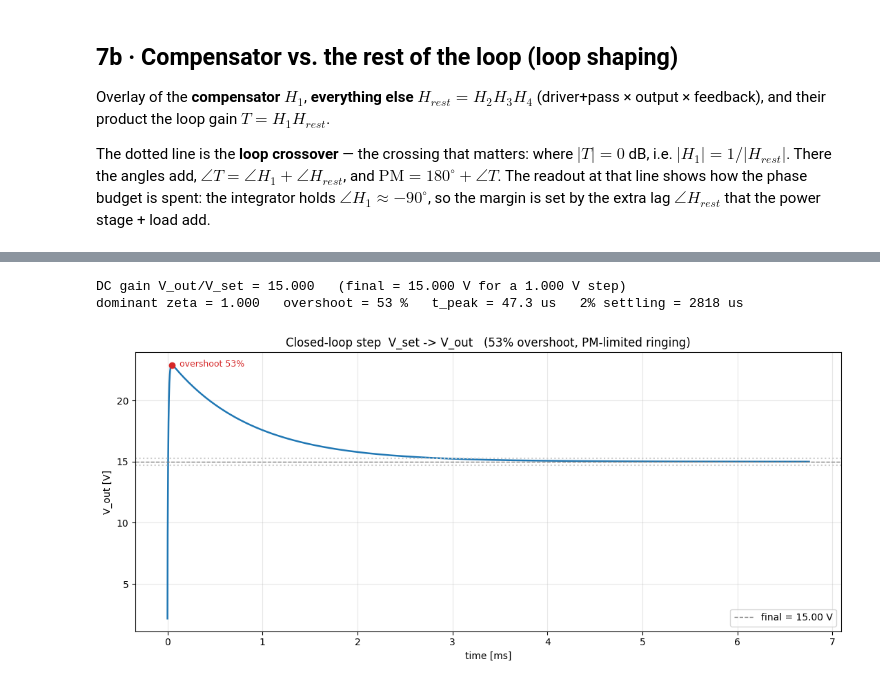
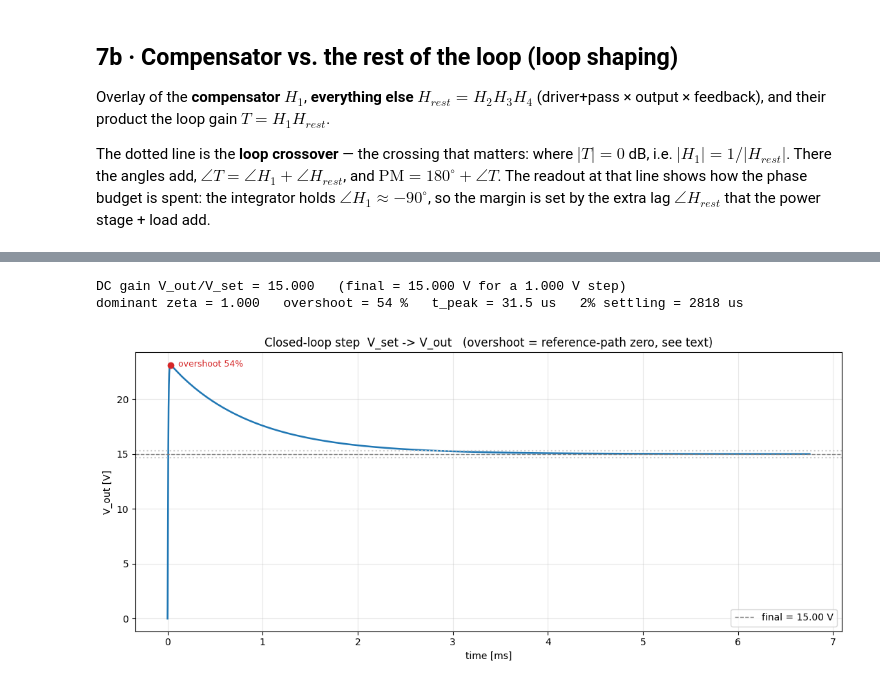
Before and after one commit to janni0609/2-Channel-PreReg-Powersupply, a Jupyter notebook: Calc/Stability/stepbystep/V_loop_transfer_functions.ipynb, the cells around one changed output, grey strips where cells are left out. Drawn from its saved outputs; the diff is of its cells as text; code cells hidden in the pictures.

```diff
--- a/Calc/Stability/stepbystep/V_loop_transfer_functions.ipynb
+++ b/Calc/Stability/stepbystep/V_loop_transfer_functions.ipynb
@@ -104,7 +105,9 @@ Z_branch = R2 + 1.0/(s*C1)          # R2 in series with C1
 Y_f      = 1.0/Z_branch + s*C3      # add C3 as parallel admittance
 Zf       = 1.0/Y_f
 
-H1 = Zf/R1                          # |compensator gain| (U1 is inverting: physical = -H1)
+A_op = 2*np.pi*GBW/s                # op-amp open-loop gain (dominant-pole integrator model)
+H1   = (Zf/R1)/(1.0 + (1.0 + Zf/R1)/A_op)   # |compensator gain| incl. finite GBW
+                                    # (U1 is inverting: physical = -H1; A->inf gives Zf/R1)
 # %% [markdown]
 ## 3 · Stage 2 — Driver + pass transistor (Q1, R3, R4, D1, Q2)
 
@@ -122,5 +130,8 @@ to add a single pass-stage pole.
 # %%
 gm1     = 1.0/(R4 + re1)            # Q1 transconductance with degeneration
-diode   = R3/(R3 + rd_D1)           # D1/R3 divider  (=1 when rd_D1=0)
-Gm_dc   = Q2_beta * gm1 * diode     # transconductance V_e -> i_c2   [A/V]
-H2      = Gm_dc / (1.0 + s/(2*np.pi*fp_pass))   # optional bandwidth pole
+diode   = R3/(R3 + rd_D1)           # D1/R3 divider  (~0.97 for rd=26)
+Gm_dc   = Q2_beta * gm1 * diode     # DC transconductance V_e -> i_c2   [A/V]
+
+beta_s  = Q2_beta / ((1 + s/(2*np.pi*fbeta1)) * (1 + s/(2*np.pi*fbeta2)))  # TIP125 Fig.7
+H2      = gm1 * diode * beta_s / (1.0 + s/(2*np.pi*fp_pass))   # + optional extra pole
+print('Gm_dc = %.2f A/V   beta poles at %.0f kHz / %.0f kHz' % (Gm_dc, fbeta1/1e3, fbeta2/1e3))
@@ -153,8 +168,9 @@ $$H_4=\frac{V_{fb}}{V_{out}}=\Big(1+\frac{R_9}{R_{11}}\Big)\frac{R_7}{R_7+R_{10}
 
 So the loop regulates $V_{out}\approx 15\,V_{set}$.
 # %%
-H4 = (1.0 + R9/R11) * (R7/(R7 + R10))    # flat feedback gain V_fb/V_out
-print('H4 = %.5f   (V_out = %.2f x V_set)' % (H4, 1.0/H4))
+H4dc = (1.0 + R9/R11) * (R7/(R7 + R10))          # flat feedback gain V_fb/V_out
+H4   = H4dc / (1.0 + s/(2*np.pi*GBW/(1.0 + R9/R11)))   # + U2 GBW pole (~5.3 MHz)
+print('H4 = %.5f   (V_out = %.2f x V_set)' % (H4dc, 1.0/H4dc))
 # %% [output]
 H4 = 0.06667   (V_out = 15.00 x V_set)
 # %% [markdown]
@@ -334,5 +359,5 @@ Edit `Vstep` for the step size; the optional pass pole `fp_pass` is omitted here
 # %%
-# ---- closed loop V_out/V_set = Gm*Zout*(1+Zf/R1) / (1+T)  as polynomials in s ----
+# ---- closed loop V_out/V_set = Gm(s)*Zout*(1+Zf/R1) / (1+T)  as polynomials in s ----
 def pmul(a,b): return np.polymul(a,b)
 def padd(a,b): return np.polyadd(a,b)
 def par(n1,d1,n2,d2):                      # parallel of two impedances -> (num,den)
@@ -341,17 +366,18 @@ def par(n1,d1,n2,d2):                      # parallel of two impedances -> (num,
 nb_=[R2*C1,1.0]; db_=[C1,0.0]              # Zf branch: R2 + 1/(sC1)
 if C3>0: nZf,dZf = par(nb_,db_,[1.0],[C3,0.0])
 else:    nZf,dZf = nb_,db_
-nA, dA = nZf, pmul(dZf,[R1])               # A = Zf/R1
+nA, dA = nZf, pmul(dZf,[R1])               # A = Zf/R1   (op-amp GBW ignored: ~MHz)
 
 n_cap=[R5*C2,1.0]; d_cap=[C2,0.0]                       # C2 + ESR R5
 n_ce =[R_esrL*C_load,1.0]; d_ce=[C_load,0.0]            # load cap + ESR
 n_load,d_load = par([R_load],[1.0], n_ce,d_ce)          # Rload || (...)
 n_Zo,d_Zo     = par(n_cap,d_cap, n_load,d_load)         # Zout
 
-nP,dP = pmul([Gm_dc], n_Zo), d_Zo          # forward P = Gm*Zout (fp_pass omitted)
+d_beta = pmul([1.0/(2*np.pi*fbeta1),1.0],[1.0/(2*np.pi*fbeta2),1.0])  # TIP125 beta poles
+nP,dP = pmul([Gm_dc], n_Zo), pmul(d_Zo, d_beta)         # forward P = Gm(s)*Zout
 num_cl = pmul(nP, padd(dA, nA))            # Gm*Zout*(1+Zf/R1)
-den_cl = padd(pmul(dA,dP), pmul([H4], pmul(nA,nP)))     # 1 + T
-dc_gain = np.polyval(num_cl,0.0)/np.polyval(den_cl,0.0) # = 1/H4
+den_cl = padd(pmul(dA,dP), pmul([H4dc], pmul(nA,nP)))   # 1 + T
+dc_gain = np.polyval(num_cl,0.0)/np.polyval(den_cl,0.0) # = 1/H4dc
 
 # ---- robust step: frequency-scale s=w0*x so coeffs are O(1) ----
 Vstep = 1.0                                # V_set step amplitude [V]  (edit me)
@@ -367,33 +393,33 @@ try:
     from scipy import signal
     _, yn = signal.step(signal.StateSpace(*signal.tf2ss(nS, dS)), T=w0*t)
 except Exception:                          # pure-numpy partial-fraction fallback
     ps=np.roots(dS); dd=np.polyder(dS); Ts=w0*t
     yn=np.full(Ts.shape, np.polyval(nS,0)/np.polyval(dS,0), dtype=complex)
     for p in ps: yn = yn + np.polyval(nS,p)/(p*np.polyval(dd,p))*np.exp(p*Ts)
     yn = yn.real
 
 Vout = Vstep*yn; yf = Vstep*dc_gain
 peak = Vout.max(); tp = t[np.argmax(Vout)]
 overshoot = 100*(peak-yf)/yf
 outside   = np.where(np.abs(Vout-yf) > 0.02*abs(yf))[0]
 tset      = t[outside[-1]] if len(outside) else 0.0
 zeta = -psc.real/np.abs(psc)
 print('DC gain V_out/V_set = %.3f   (final = %.3f V for a %.3f V step)' % (dc_gain, yf, Vstep))
 print('dominant zeta = %.3f   overshoot = %.0f %%   t_peak = %.1f us   2%% settling = %.0f us'
       % (zeta[np.argmin(np.abs(psc.real))], overshoot, tp*1e6, tset*1e6))
 
 fig, ax = plt.subplots(figsize=(11,5))
 ax.plot(t*1e3, Vout, 'C0', lw=1.8)
 ax.axhline(yf, color='0.5', ls='--', lw=1, label='final = %.2f V' % yf)
 ax.axhline(1.02*yf, color='0.8', ls=':'); ax.axhline(0.98*yf, color='0.8', ls=':')
 ax.plot(tp*1e3, peak, 'C3o')
 ax.annotate('overshoot %.0f%%' % overshoot, (tp*1e3, peak),
             textcoords='offset points', xytext=(8,-2), color='C3', fontsize=9)
 ax.set_xlabel('time [ms]'); ax.set_ylabel('V_out [V]')
-ax.set_title('Closed-loop step  V_set -> V_out   (%.0f%% overshoot, PM-limited ringing)' % overshoot)
+ax.set_title('Closed-loop step  V_set -> V_out   (overshoot = reference-path zero, see text)')
 ax.grid(alpha=0.3); ax.legend(loc='lower right')
 fig.tight_layout(); plt.show()
 # %% [output]
 DC gain V_out/V_set = 15.000   (final = 15.000 V for a 1.000 V step)
-dominant zeta = 1.000   overshoot = 53 %   t_peak = 47.3 us   2% settling = 2818 us
+dominant zeta = 1.000   overshoot = 54 %   t_peak = 31.5 us   2% settling = 2818 us
-[figure, old version]
+[figure, new version]
```
Also changed, not shown: parts of 16 cells of this notebook, 31 other files.
